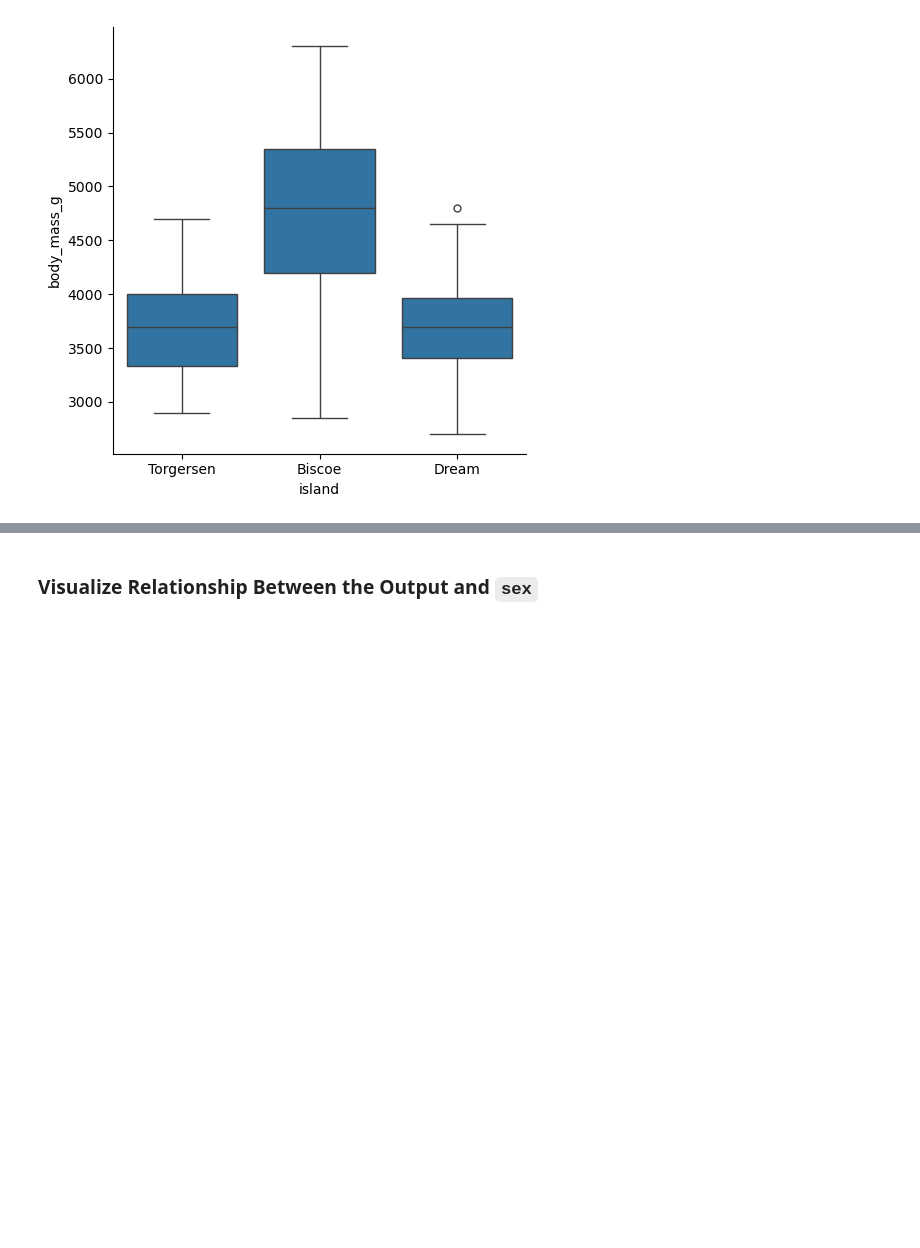
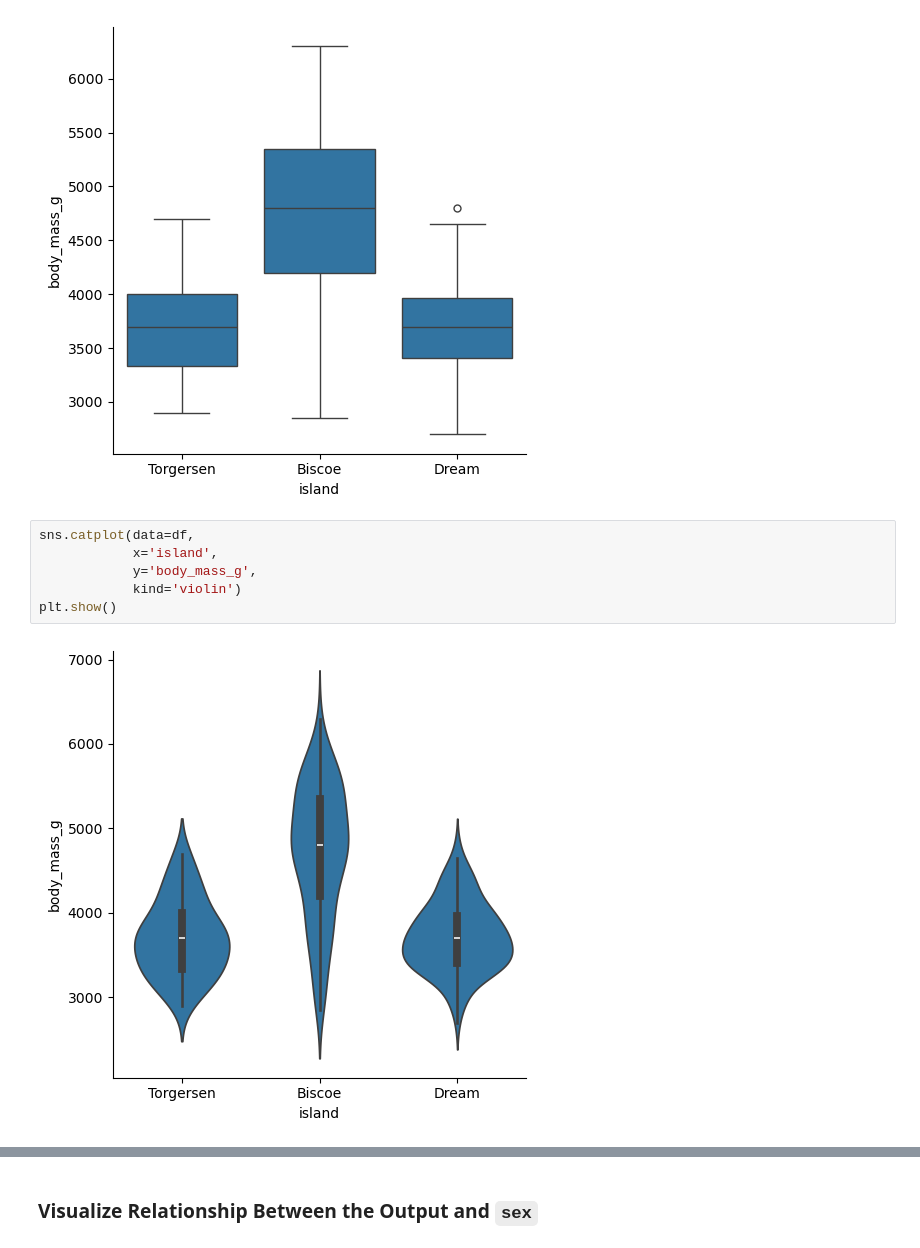
Before and after one commit to mytechnotalent/Reverse-Engineering-Data, a Jupyter notebook: 13-LR.ipynb, the cells around one changed output, grey strips where cells are left out. Saved outputs shown, nothing was run; the diff lists cells and outputs as text; blank space fills up the shorter version.

```diff
--- a/13-LR.ipynb
+++ b/13-LR.ipynb
@@ -129,3 +146,11 @@ sns.catplot(data=df,
 plt.show()
 # %% [output]
 [figure]
+# %%
+sns.catplot(data=df,
+            x='island',
+            y='body_mass_g',
+            kind='violin')
+plt.show()
+# %% [output]
+[figure, added]
```
Also changed, not shown: parts of 8 cells of this notebook.
